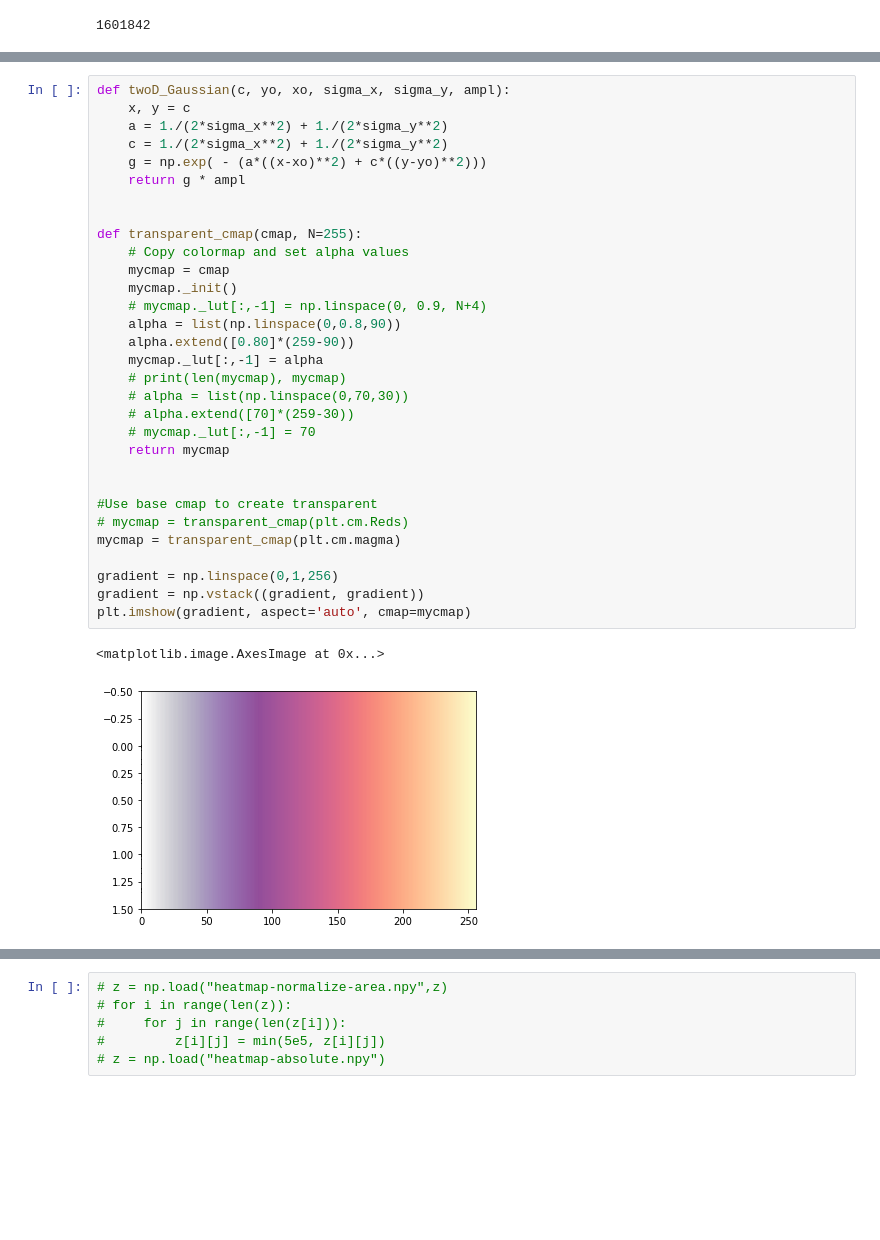
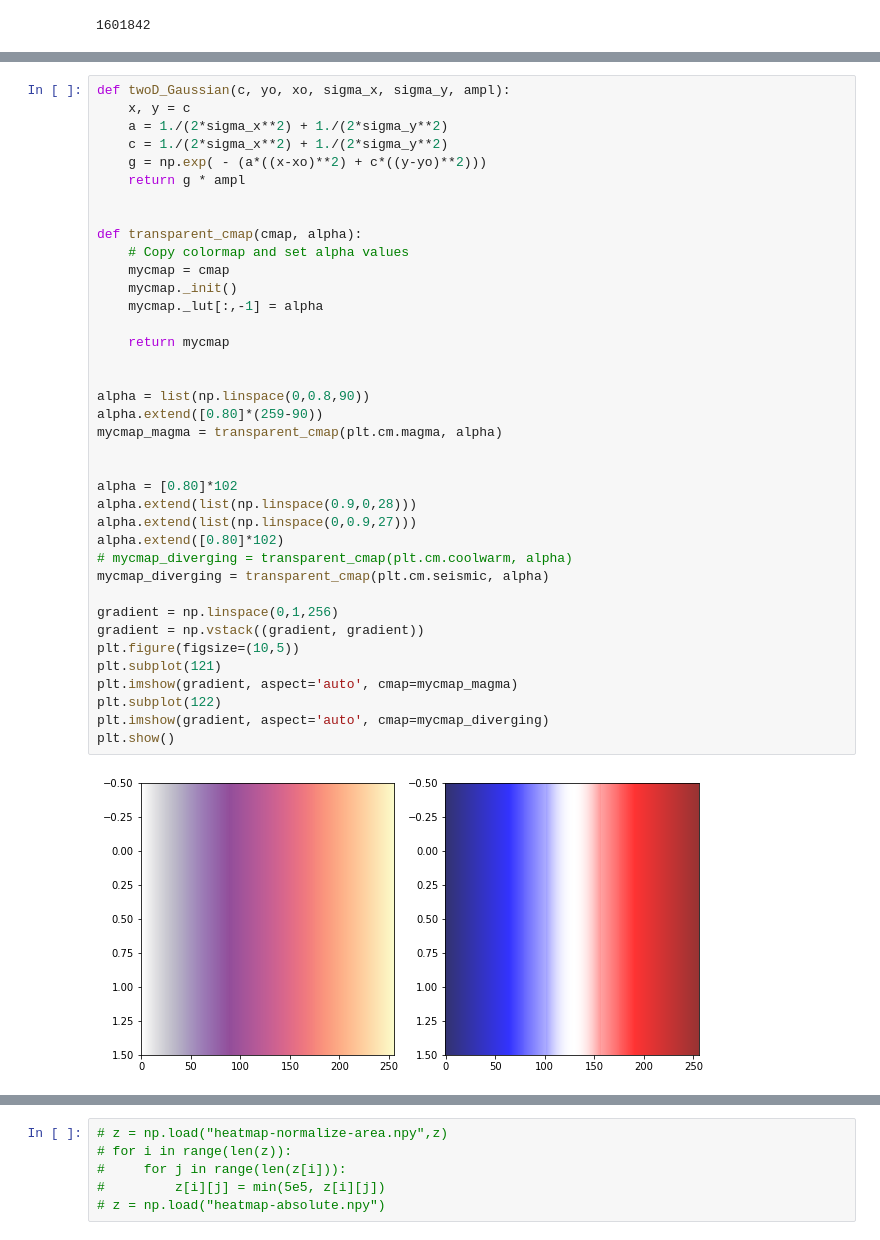
Before and after one commit to plorgue/fr_wedding_data_analysis, a Jupyter notebook: map.ipynb, the cells around one changed output, grey strips where cells are left out. Drawn from its saved outputs; the diff is of its cells as text; blank space fills up the shorter version.

```diff
--- a/map.ipynb
+++ b/map.ipynb
@@ -117,37 +153,43 @@ wedding_per_dep['01']
 # %%
 def twoD_Gaussian(c, yo, xo, sigma_x, sigma_y, ampl):
     x, y = c
     a = 1./(2*sigma_x**2) + 1./(2*sigma_y**2)
     c = 1./(2*sigma_x**2) + 1./(2*sigma_y**2)
     g = np.exp( - (a*((x-xo)**2) + c*((y-yo)**2)))
     return g * ampl
 
 
-def transparent_cmap(cmap, N=255):
+def transparent_cmap(cmap, alpha):
     # Copy colormap and set alpha values
     mycmap = cmap
     mycmap._init()
-    # mycmap._lut[:,-1] = np.linspace(0, 0.9, N+4)
-    alpha = list(np.linspace(0,0.8,90))
-    alpha.extend([0.80]*(259-90))
     mycmap._lut[:,-1] = alpha
-    # print(len(mycmap), mycmap)
-    # alpha = list(np.linspace(0,70,30))
-    # alpha.extend([70]*(259-30))
-    # mycmap._lut[:,-1] = 70
+
     return mycmap
 
 
-#Use base cmap to create transparent
-# mycmap = transparent_cmap(plt.cm.Reds)
-mycmap = transparent_cmap(plt.cm.magma)
+alpha = list(np.linspace(0,0.8,90))
+alpha.extend([0.80]*(259-90))
+mycmap_magma = transparent_cmap(plt.cm.magma, alpha)
+
+
+alpha = [0.80]*102
+alpha.extend(list(np.linspace(0.9,0,28)))
+alpha.extend(list(np.linspace(0,0.9,27)))
+alpha.extend([0.80]*102)
+# mycmap_diverging = transparent_cmap(plt.cm.coolwarm, alpha)
+mycmap_diverging = transparent_cmap(plt.cm.seismic, alpha)
 
 gradient = np.linspace(0,1,256)
 gradient = np.vstack((gradient, gradient))
-plt.imshow(gradient, aspect='auto', cmap=mycmap)
+plt.figure(figsize=(10,5))
+plt.subplot(121)
+plt.imshow(gradient, aspect='auto', cmap=mycmap_magma)
+plt.subplot(122)
+plt.imshow(gradient, aspect='auto', cmap=mycmap_diverging)
+plt.show()
 # %% [output]
-<matplotlib.image.AxesImage at 0x...>
-[figure, old version]
+[figure, new version]
 # %%
 w, h = I.size
 y, x = np.mgrid[0:h, 0:w]
```
Also changed, not shown: parts of 13 cells of this notebook, 4 other files.
